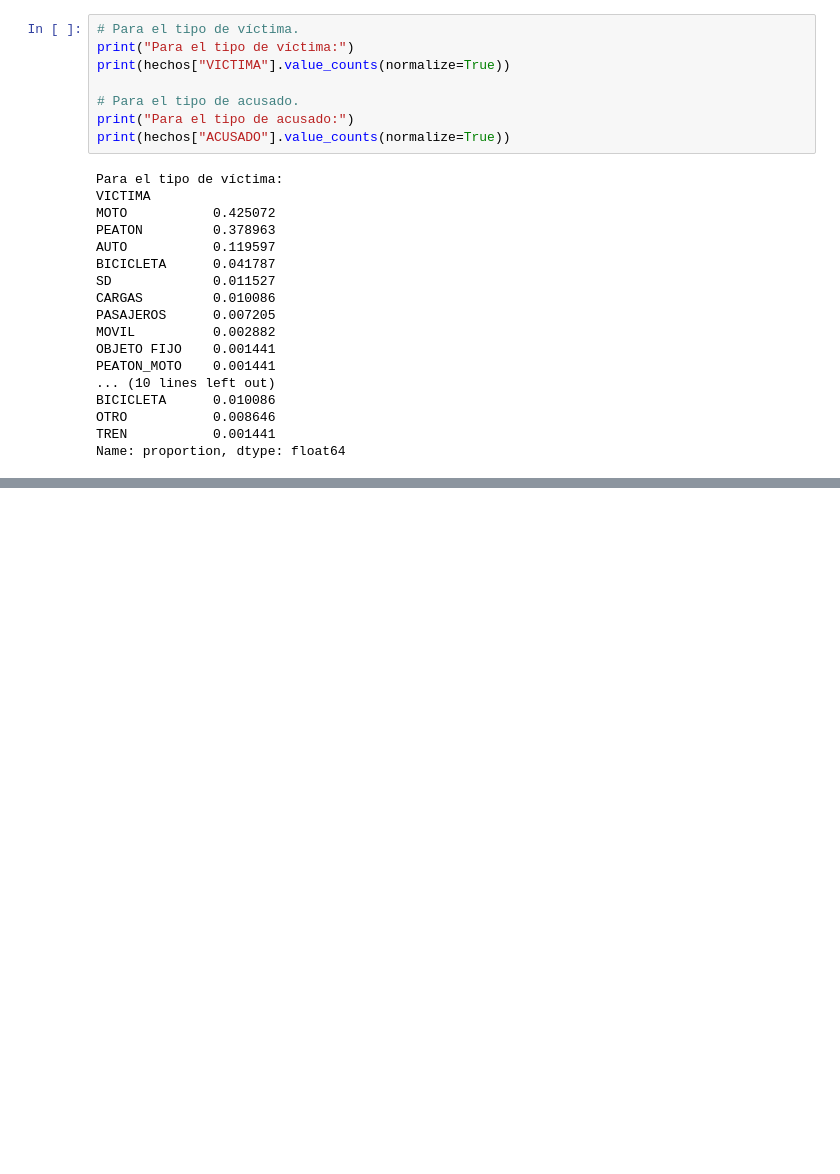
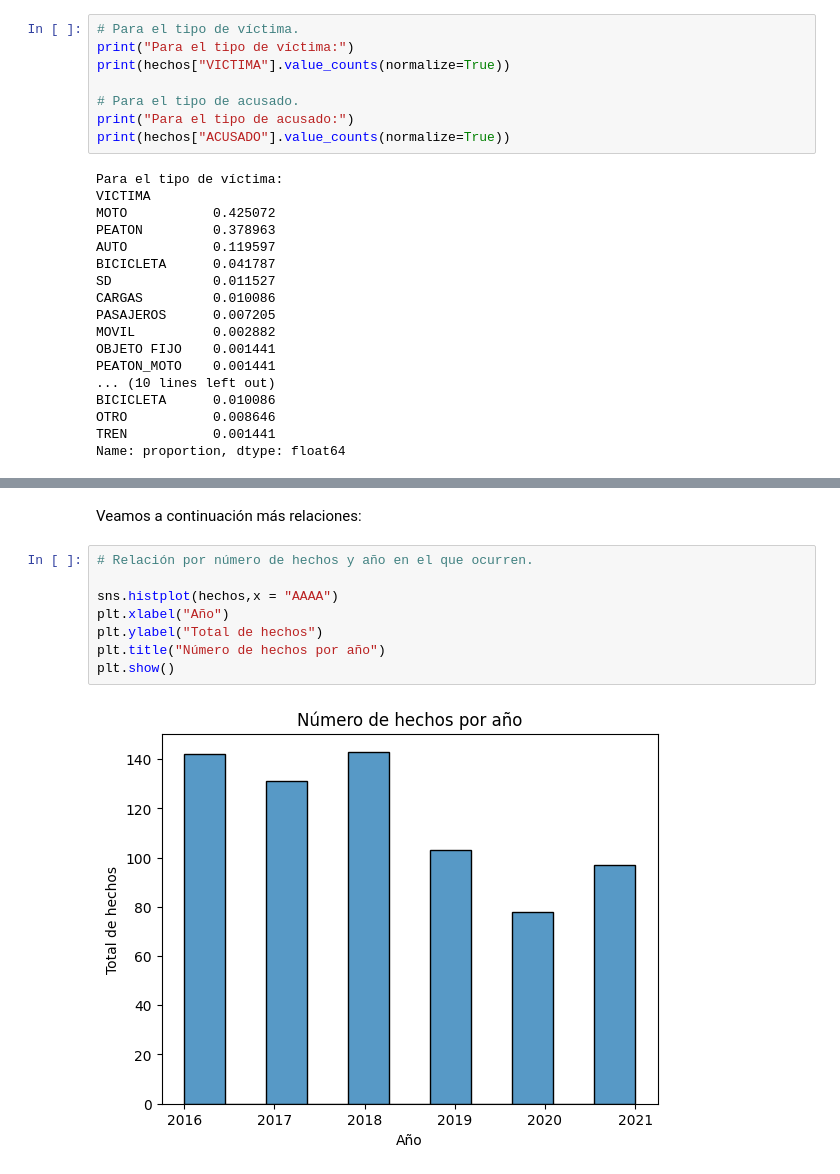
Before and after one commit to DaAnMaGi/Proyecto_Data_Abril, a Jupyter notebook: Bases/apertura_bases.ipynb, the cells around one changed output, grey strips where cells are left out. Cells and saved outputs as stored; diff of their text form; blank space fills up the shorter version.

```diff
--- a/Bases/apertura_bases.ipynb
+++ b/Bases/apertura_bases.ipynb
@@ -306,0 +309,12 @@ A partir de las estadísticas que se obtienen, se pueden observar lo siguiente:
+# %% [markdown]
+Veamos a continuación más relaciones:
+# %%
+# Relación por número de hechos y año en el que ocurren.
+
+sns.histplot(hechos,x = "AAAA")
+plt.xlabel("Año")
+plt.ylabel("Total de hechos")
+plt.title("Número de hechos por año")
+plt.show()
+# %% [output]
+[figure, added]
```
Also changed, not shown: parts of 11 cells of this notebook.
